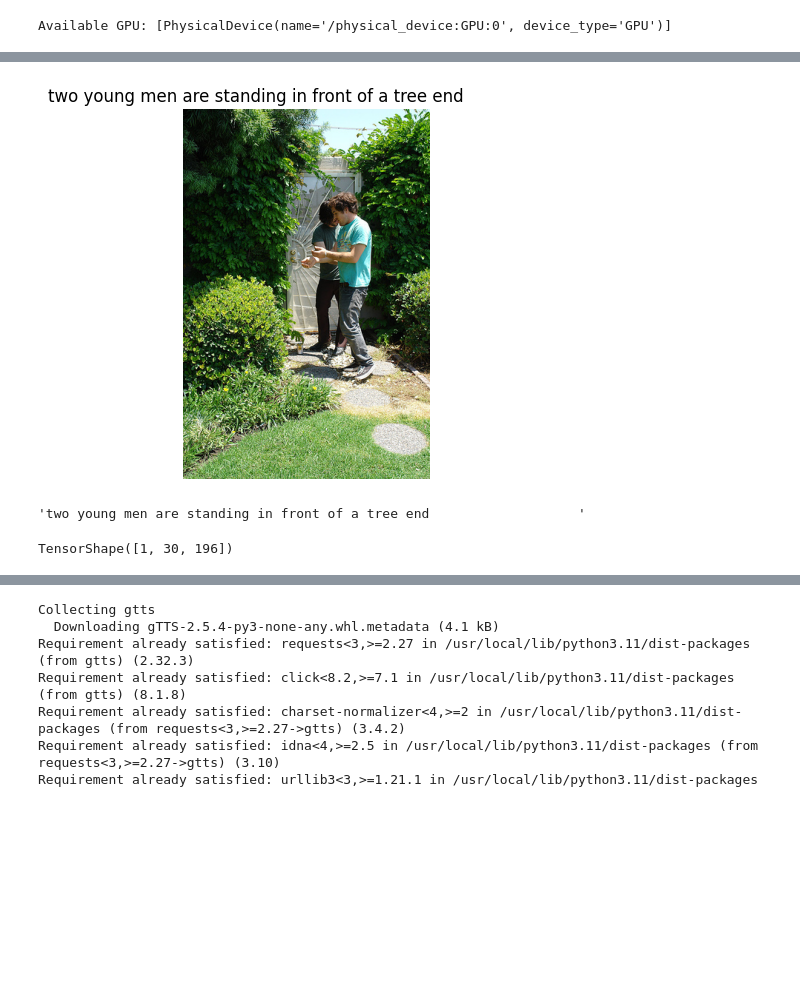
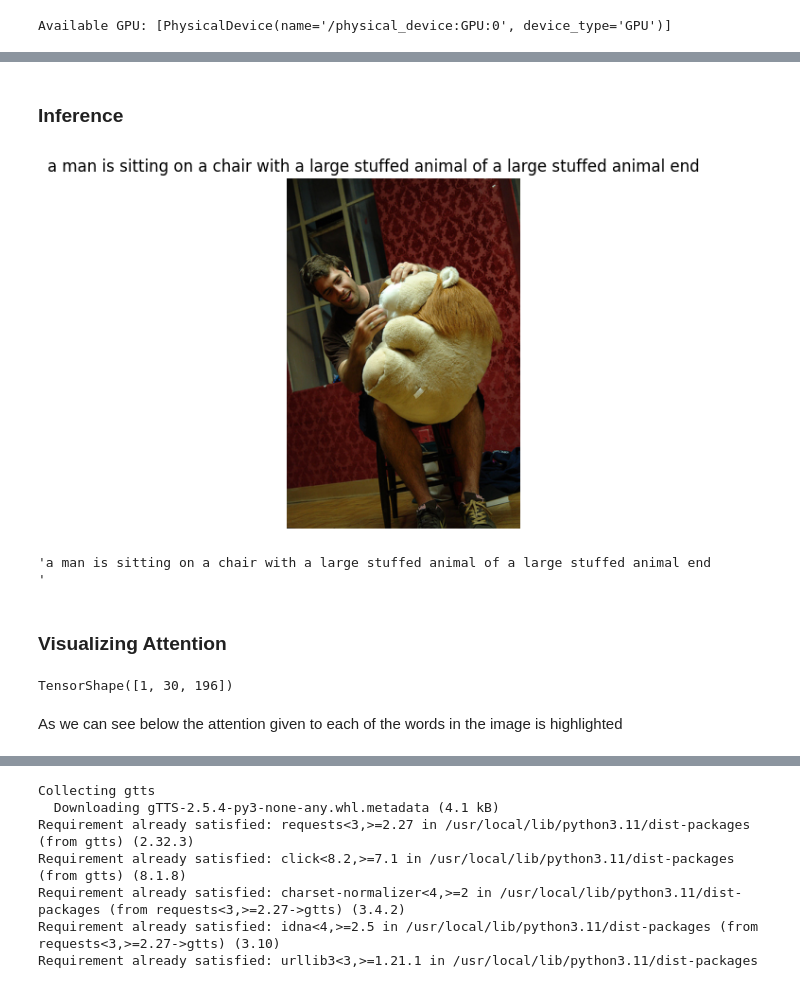
Before and after one commit to saravana3853/AThirdEye, a Jupyter notebook: an-eye-for-blind.ipynb, the cells around one changed output, grey strips where cells are left out. Drawn from its saved outputs; the diff is of its cells as text; code cells hidden in the pictures; blank space fills up the shorter version.

```diff
--- a/an-eye-for-blind.ipynb
+++ b/an-eye-for-blind.ipynb
@@ -45,8 +54,12 @@ def preprocess_caption(caption):
 
 # Decoder model
 class CaptionDecoder(Model):
-    def __init__(self, vocab_size, embed_dim=256, lstm_units=512):
-        super().__init__()
+    def __init__(self, vocab_size, embed_dim=256, lstm_units=512,**kwargs):
+        super().__init__(**kwargs)
+        self.vocab_size = vocab_size
+        self.embed_dim = embed_dim
+        self.lstm_units = lstm_units
+
         self.embedding = Embedding(vocab_size, embed_dim)
         self.attention = AdditiveAttention()
         self.lstm = LSTM(lstm_units, return_sequences=True)
@@ -62,4 +75,17 @@ class CaptionDecoder(Model):
         x = tf.concat([context[0], embedded], axis=-1)
         x = self.lstm(x)
         return self.fc(x)
+
+    def get_config(self):
+        config = super().get_config()
+        config.update({
+            "vocab_size": self.vocab_size,
+            "embed_dim": self.embed_dim,
+            "lstm_units": self.lstm_units
+        })
+        return config
+
+    @classmethod
+    def from_config(cls, config):
+        return cls(**config)
 # %% [output]
@@ -212,35 +279,39 @@ Epoch 20, Loss: 76.1093
+# %% [markdown]
+### Inference
 # %%
 # Inference
 index_word = {v: k for k, v in tokenizer.word_index.items()}
-def generate_caption(image_path, max_len=30):
+def generate_caption(image_path, max_len=30,model=model):
     features = extract_features(image_path)
     input_seq = tokenizer.texts_to_sequences(["<start>"])[0]
 
     for _ in range(max_len):
         seq = pad_sequences([input_seq], maxlen=max_len, padding='post')
         preds = model(tf.expand_dims(features, 0), tf.convert_to_tensor(seq))
         pred_id = tf.argmax(preds[0, len(input_seq)-1]).numpy()
         word = index_word.get(pred_id, '<unk>')
         if word == '<end>':
             break
         input_seq.append(pred_id)
 
     return ' '.join([index_word.get(i, '') for i in input_seq[1:]])
 
 # Show prediction on a sample image
-sample_image_path = image_df.iloc[1]['image_path']
+sample_image_path = image_df.iloc[30]['image_path']
 caption = generate_caption(sample_image_path)
 img = Image.open(sample_image_path)
 plt.imshow(img)
 plt.axis('off')
 plt.title(caption)
 plt.show()
 # %% [output]
-[figure, old version]
+[figure, new version]
 # %%
 caption
 # %% [output]
-'two young men are standing in front of a tree end                   '
+'a man is sitting on a chair with a large stuffed animal of a large stuffed animal end            '
+# %% [markdown]
+### Visualizing Attention
 # %%
 # Attention visualization function
 def plot_attention_map(image_path, attention_weights, tokenizer, generated_words):
@@ -261,4 +332,6 @@ def plot_attention_map(image_path, attention_weights, tokenizer, generated_words
 model.attn_weights.shape
 # %% [output]
 TensorShape([1, 30, 196])
+# %% [markdown]
+As we can see below the attention given to each of the words in the image is highlighted
 # %%
```
Also changed, not shown: parts of 26 cells of this notebook.
